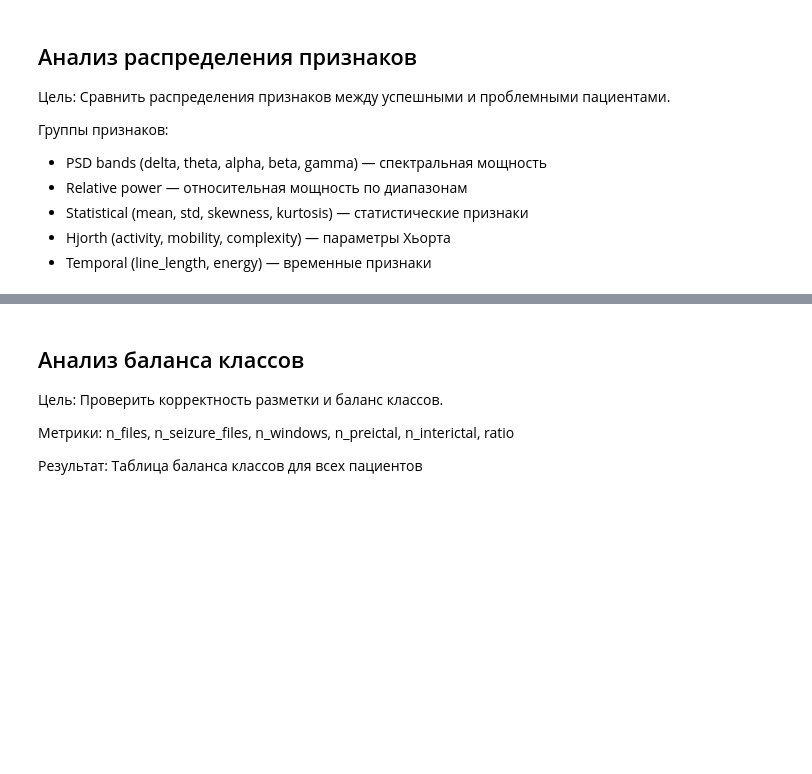
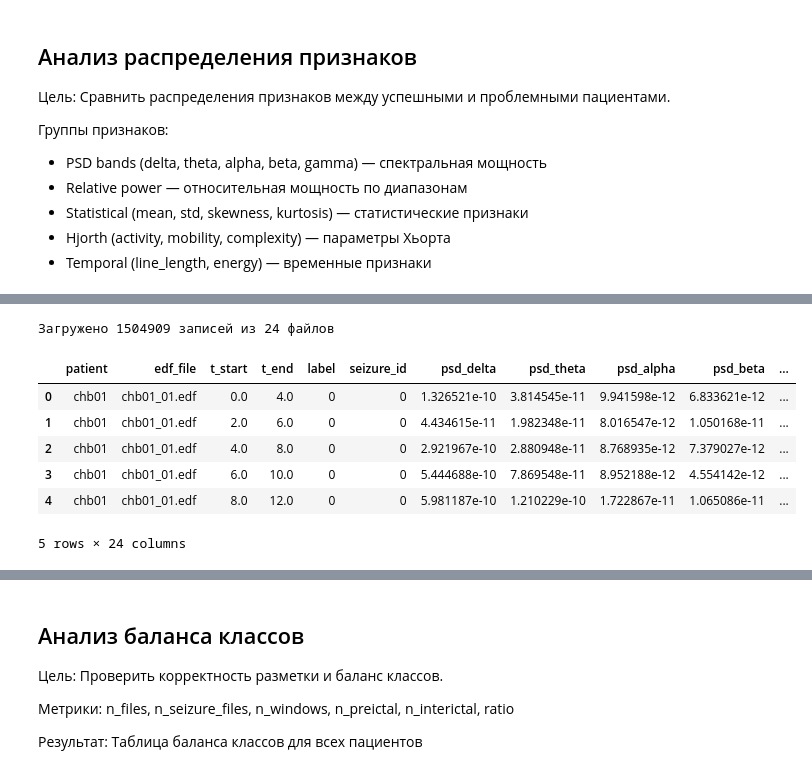
Before and after one commit to 0xJakuzya/epilepsy, a Jupyter notebook: analysis/analysis.ipynb, the cells around one changed output, grey strips where cells are left out. Drawn from its saved outputs; the diff is of its cells as text; code cells hidden in the pictures; blank space fills up the shorter version.

```diff
--- a/analysis/analysis.ipynb
+++ b/analysis/analysis.ipynb
@@ -456,0 +274,71 @@ inter[inter['patient'] == 'chb07']
+# %%
+all_files = []
+
+for patient in os.listdir(base_dir):
+    patient_dir = os.path.join(base_dir, patient)
+    if not os.path.isdir(patient_dir):
+        continue
+
+    for file in os.listdir(patient_dir):
+        if file.endswith('_features.csv'):
+            csv_path = os.path.join(patient_dir, file)
+            features = pd.read_csv(csv_path)
+
+            feature_cols = [c for c in features.columns if c not in meta_cols]
+            n_features = len(feature_cols)
+            n_channels = n_features // 19
+
+            feature_names = []
+            for ch in range(n_channels):
+                for band in psd:
+                    feature_names.append(f'ch{ch}_psd_{band}')
+            for ch in range(n_channels):
+                for band in psd:
+                    feature_names.append(f'ch{ch}_rel_{band}')
+            for ch in range(n_channels):
+                for stat in stat_features:
+                    feature_names.append(f'ch{ch}_{stat}')
+            for ch in range(n_channels):
+                for hj in hjorth_features:
+                    feature_names.append(f'ch{ch}_hjorth_{hj}')
+
+            rename_map = {old: new for old, new in zip(feature_cols, feature_names)}
+            features_renamed = features.rename(columns=rename_map)
+
+            agg_df = pd.DataFrame()
+            agg_df[meta_cols] = features_renamed[meta_cols]
+
+            for band in psd:
+                cols = [c for c in features_renamed.columns if c.endswith(f'psd_{band}')]
+                agg_df[f'psd_{band}'] = features_renamed[cols].mean(axis=1)
+
+            for band in psd:
+                cols = [c for c in features_renamed.columns if c.endswith(f'rel_{band}')]
+                agg_df[f'rel_{band}'] = features_renamed[cols].mean(axis=1)
+
+            agg_df['line_length'] = features_renamed.filter(regex='line_length$').mean(axis=1)
+            agg_df['energy'] = features_renamed.filter(regex='energy$').mean(axis=1)
+            agg_df['std'] = features_renamed.filter(regex='_std$').mean(axis=1)
+            agg_df['kurtosis'] = features_renamed.filter(regex='kurtosis$').mean(axis=1)
+            agg_df['skewness_mean'] = features_renamed.filter(regex='skewness$').mean(axis=1)
+
+            for hj in hjorth_features:
+                cols = features_renamed.filter(regex=rf'ch\d+_hjorth_{hj}$')
+                if not cols.empty:
+                    agg_df[f'hjorth_{hj}'] = cols.mean(axis=1)
+                else:
+                    agg_df[f'hjorth_{hj}'] = pd.NA
+            all_files.append(agg_df)
+
+full_dataset = pd.concat(all_files, ignore_index=True)
+print(f"Загружено {len(full_dataset)} записей из {len(all_files)} файлов")
+full_dataset.head()
+# %% [output]
+Загружено 1504909 записей из 24 файлов
+|  | patient | edf_file | t_start | t_end | label | seizure_id | psd_delta | psd_theta | psd_alpha | psd_beta | ... |
+| 0 | chb01 | chb01_01.edf | 0.0 | 4.0 | 0 | 0 | 1.326521e-10 | 3.814545e-11 | 9.941598e-12 | 6.833621e-12 | ... |
+| 1 | chb01 | chb01_01.edf | 2.0 | 6.0 | 0 | 0 | 4.434615e-11 | 1.982348e-11 | 8.016547e-12 | 1.050168e-11 | ... |
+| 2 | chb01 | chb01_01.edf | 4.0 | 8.0 | 0 | 0 | 2.921967e-10 | 2.880948e-11 | 8.768935e-12 | 7.379027e-12 | ... |
+| 3 | chb01 | chb01_01.edf | 6.0 | 10.0 | 0 | 0 | 5.444688e-10 | 7.869548e-11 | 8.952188e-12 | 4.554142e-12 | ... |
+| 4 | chb01 | chb01_01.edf | 8.0 | 12.0 | 0 | 0 | 5.981187e-10 | 1.210229e-10 | 1.722867e-11 | 1.065086e-11 | ... |
+5 rows × 24 columns
```
Also changed, not shown: parts of 22 cells of this notebook.
